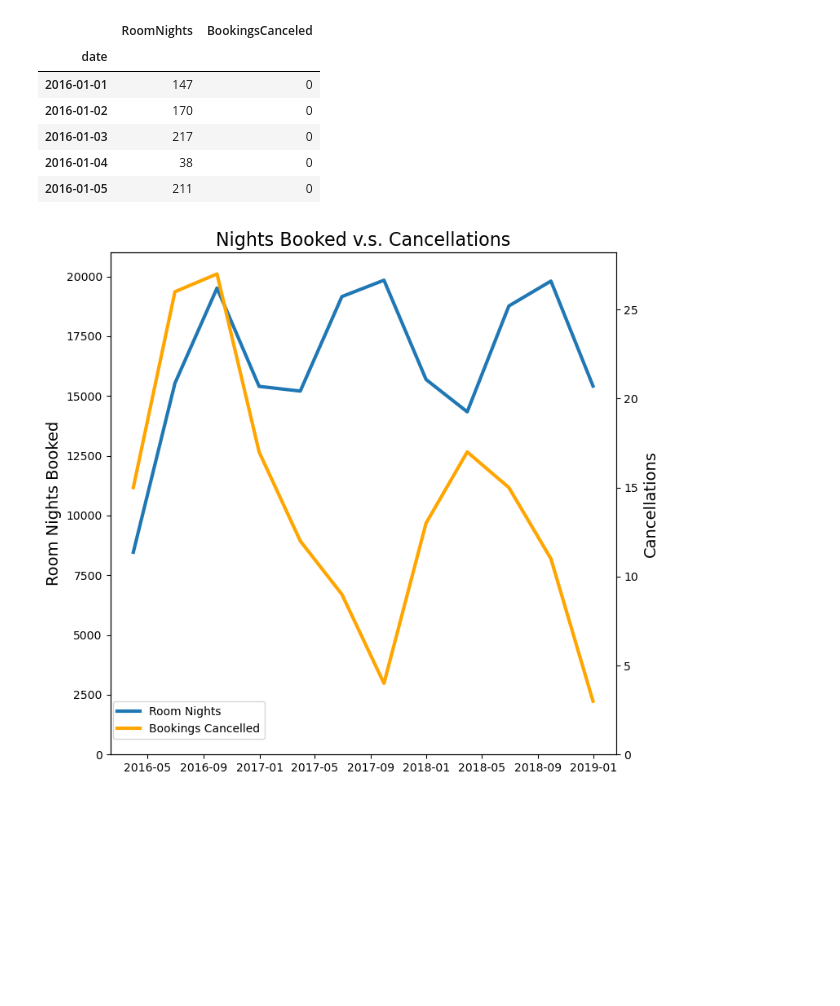
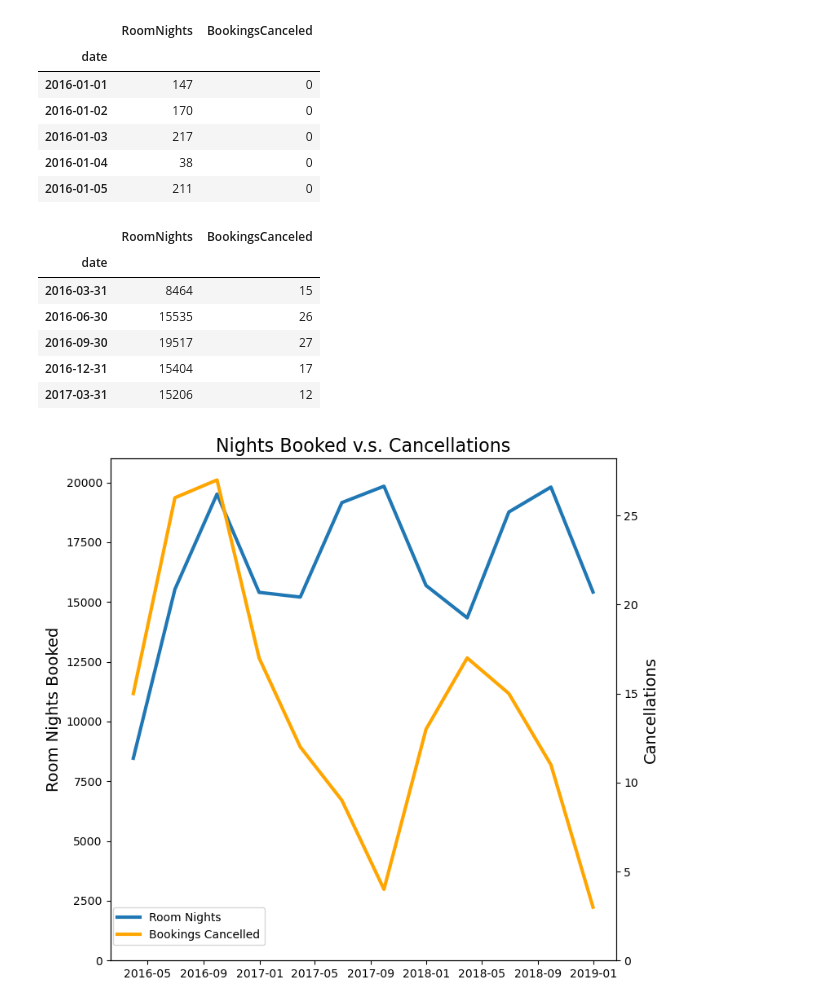
Before and after one commit to scarypillowz/data_visualization, a Jupyter notebook: assignments_fundamentals.ipynb, the cells around one changed output. Saved outputs shown, nothing was run; the diff lists cells and outputs as text; code cells hidden in the pictures; blank space fills up the shorter version.

```diff
--- a/assignments_fundamentals.ipynb
+++ b/assignments_fundamentals.ipynb
@@ -85,6 +85,16 @@ room_nights.head()
 | 2016-01-03 | 217 | 0 |
 | 2016-01-04 | 38 | 0 |
 | 2016-01-05 | 211 | 0 |
+# %%
+quarterly_bookings.head()
+# %% [output]
+|  | RoomNights | BookingsCanceled |
+| date |  |  |
+| 2016-03-31 | 8464 | 15 |
+| 2016-06-30 | 15535 | 26 |
+| 2016-09-30 | 19517 | 27 |
+| 2016-12-31 | 15404 | 17 |
+| 2017-03-31 | 15206 | 12 |
 # %%
 fig, ax = plt.subplots(figsize=(8, 8))
 
```
Also changed, not shown: parts of 1 cell of this notebook, 1 other file.
